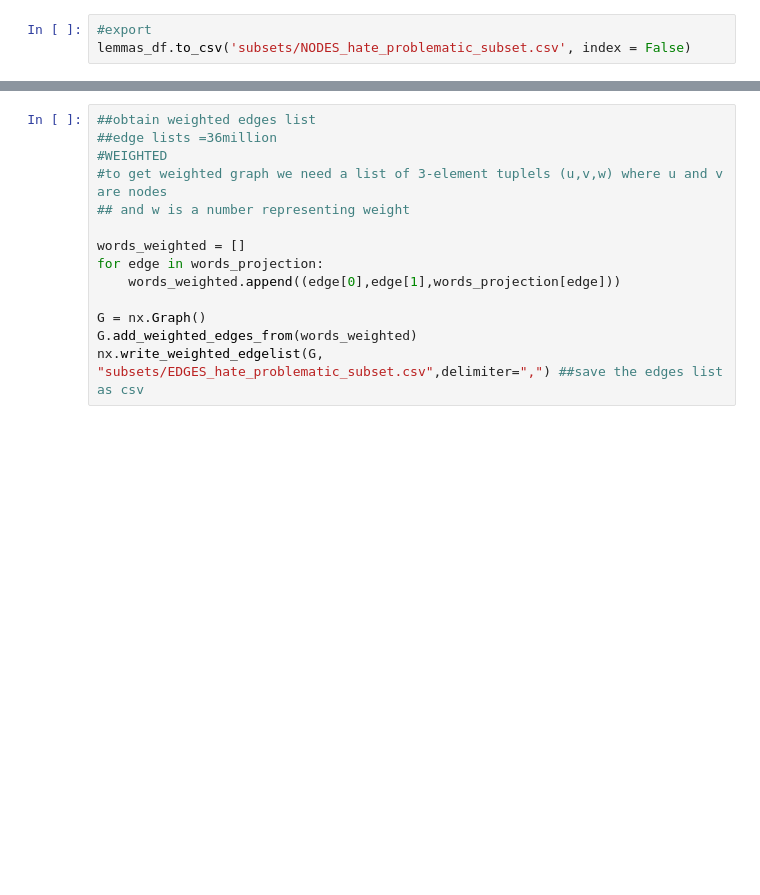
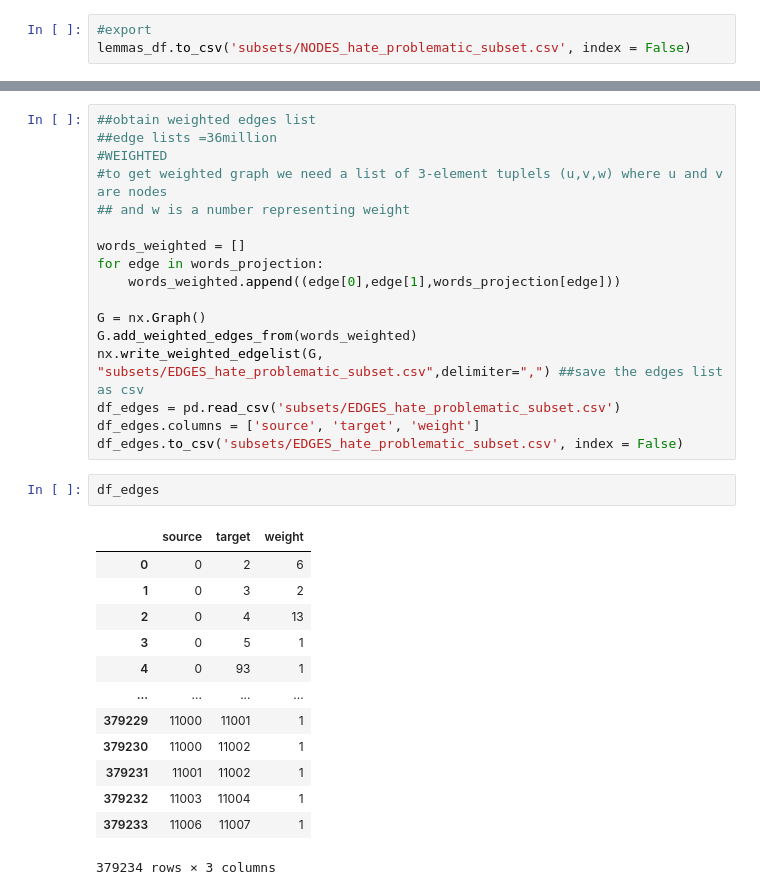
Before and after one commit to andrybicio/net2020, a Jupyter notebook: Semantic_Group/Get_Subset.ipynb, the cells around one changed output, grey strips where cells are left out. Saved outputs shown, nothing was run; the diff lists cells and outputs as text; blank space fills up the shorter version.

Commit message:
Add CORRECT subset notebook

```diff
--- a/Semantic_Group/Get_Subset.ipynb
+++ b/Semantic_Group/Get_Subset.ipynb
@@ -247,3 +295,22 @@ for edge in words_projection:
 G = nx.Graph()
 G.add_weighted_edges_from(words_weighted)
 nx.write_weighted_edgelist(G, "subsets/EDGES_hate_problematic_subset.csv",delimiter=",") ##save the edges list as csv
+df_edges = pd.read_csv('subsets/EDGES_hate_problematic_subset.csv')
+df_edges.columns = ['source', 'target', 'weight']
+df_edges.to_csv('subsets/EDGES_hate_problematic_subset.csv', index = False)
+# %%
+df_edges
+# %% [output]
+|  | source | target | weight |
+| 0 | 0 | 2 | 6 |
+| 1 | 0 | 3 | 2 |
+| 2 | 0 | 4 | 13 |
+| 3 | 0 | 5 | 1 |
+| 4 | 0 | 93 | 1 |
+| ... | ... | ... | ... |
+| 379229 | 11000 | 11001 | 1 |
+| 379230 | 11000 | 11002 | 1 |
+| 379231 | 11001 | 11002 | 1 |
+| 379232 | 11003 | 11004 | 1 |
+| 379233 | 11006 | 11007 | 1 |
+379234 rows × 3 columns
```
Also changed, not shown: parts of 6 cells of this notebook.
